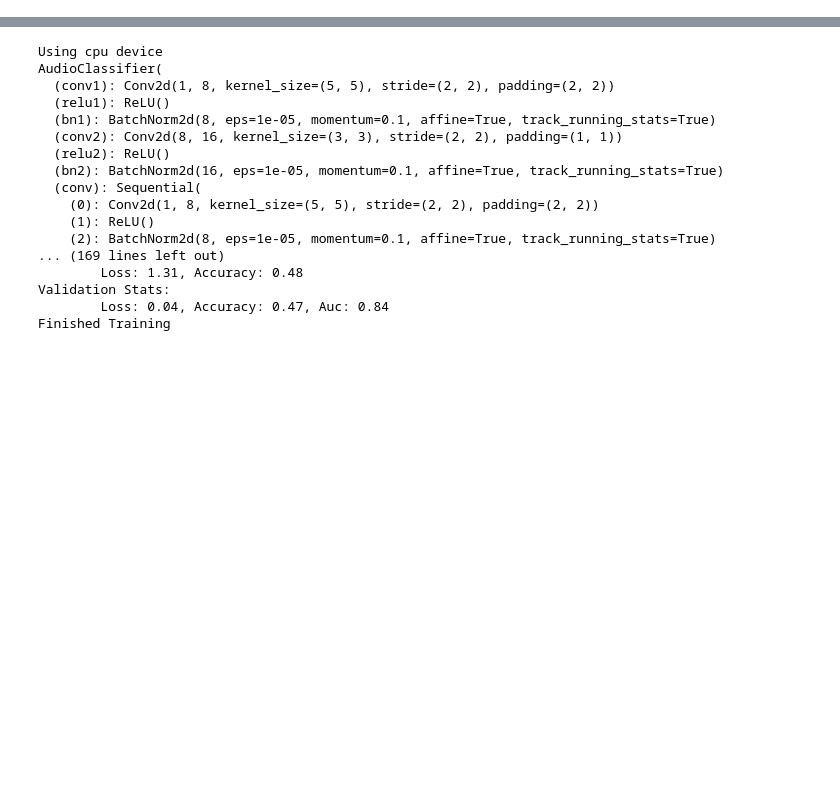
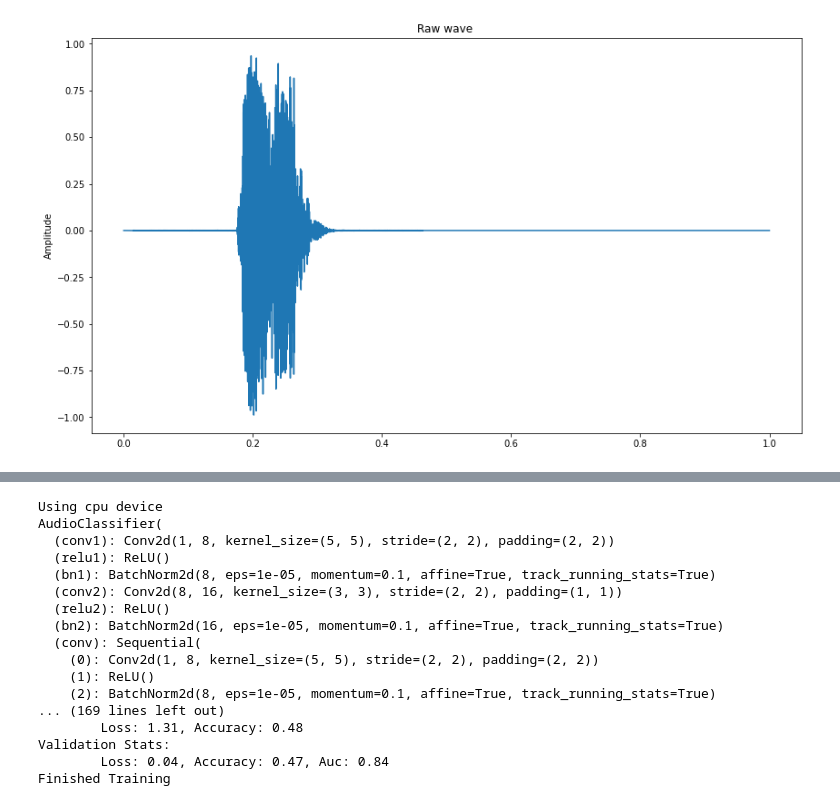
Before and after one commit to kcwanglucky/dog_sound_competition, a Jupyter notebook: notebook.ipynb, the cells around one changed output, grey strips where cells are left out. Saved outputs shown, nothing was run; the diff lists cells and outputs as text; code cells hidden in the pictures; blank space fills up the shorter version.

```diff
--- a/notebook.ipynb
+++ b/notebook.ipynb
@@ -24,0 +74,7 @@ y_summary = explore_y(metadata, False)
+# %%
+wf_ts, sr = time_shift(wf, sr, 0.1)
+# %%
+plot_time_series(wf_ts)
+display(Audio(wf_ts, rate=sr))
+# %% [output]
+[figure, added]
```
Also changed, not shown: parts of 17 cells of this notebook, 7 other files.
